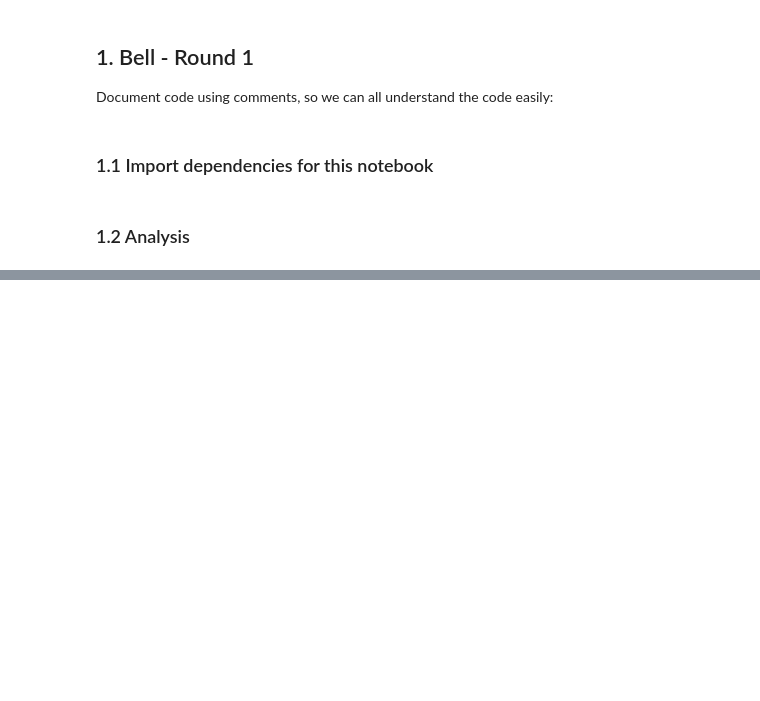
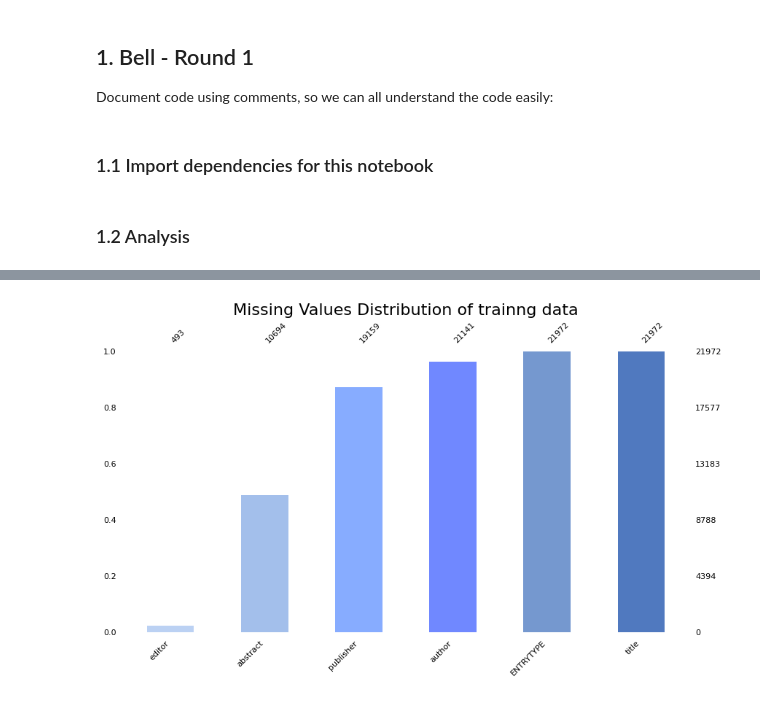
Before and after one commit to larshanen/MLChallenge, a Jupyter notebook: notebooks/Bell_round1.ipynb, the cells around one changed output, grey strips where cells are left out. Cells and saved outputs as stored; diff of their text form; code cells hidden in the pictures; blank space fills up the shorter version.

```diff
--- a/notebooks/Bell_round1.ipynb
+++ b/notebooks/Bell_round1.ipynb
@@ -26,0 +92,5 @@ myLabels.head()
+# %%
+custom_msno_bar(test)
+plt.show()
+# %% [output]
+[figure, added]
```
Also changed, not shown: parts of 12 cells of this notebook.
